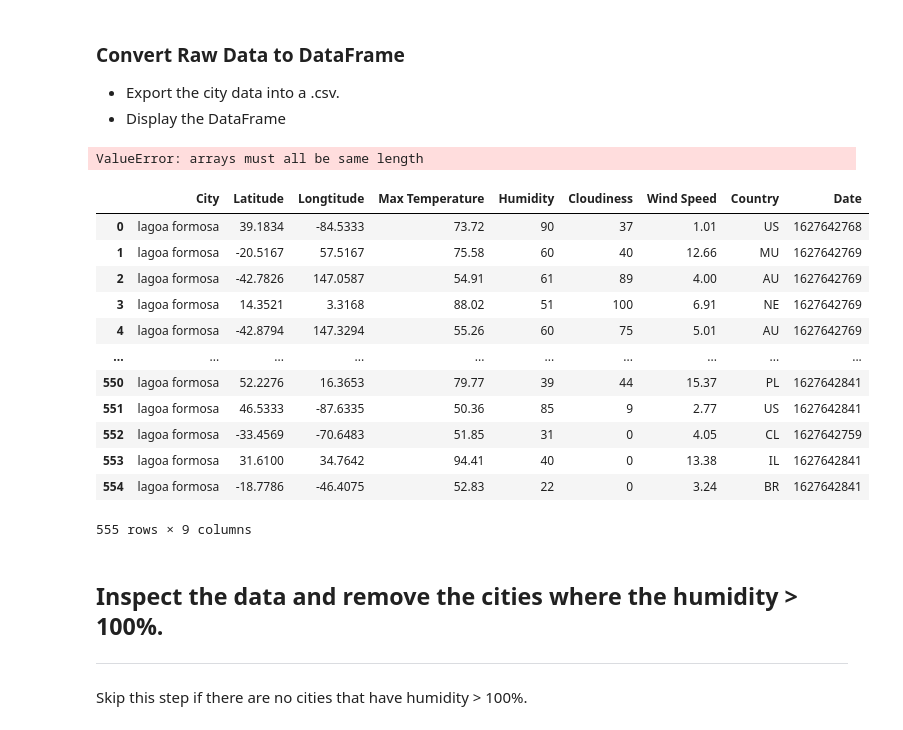
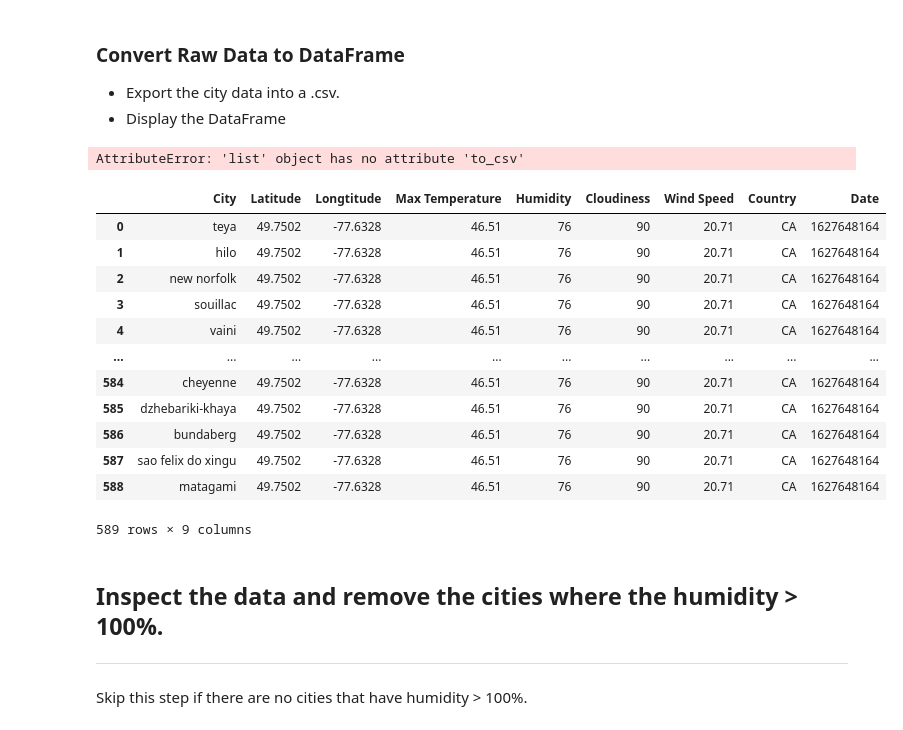
Before and after one commit to JessicaUppal/python-api-challenge, a Jupyter notebook: WeatherPy/WeatherPy.ipynb, the cells around one changed output. Saved outputs shown, nothing was run; the diff lists cells and outputs as text; code cells hidden in the pictures.

```diff
--- a/WeatherPy/WeatherPy.ipynb
+++ b/WeatherPy/WeatherPy.ipynb
@@ -124,27 +131,33 @@ Data Retrieval Complete
 ### Convert Raw Data to DataFrame
 * Export the city data into a .csv.
 * Display the DataFrame
+# %%
+#Export city data to CSV
+# Export the City_Data into a csv
+city_data.to_csv(output_data.csv, index_label= "City ID")
+# %% [output]
+AttributeError: 'list' object has no attribute 'to_csv'
 # %%
-city_dict = {"City": cities, "Latitude": lat, "Longtitude": lng, "Max Temperature": max_temp, "Humidity": humidity, "Cloudiness": cloudiness, "Wind Speed": wind_speed, "Country": country, "Date": date}
-city_data = pd.DataFrame(city_dict)
+city_dict = {"City": cities, "Latitude": lat, "Longtitude": lng,
+             "Max Temperature": max_temp, "Humidity": humidity, "Cloudiness": cloudiness,
+             "Wind Speed": wind_speed, "Country": country, "Date": date}
+city_df = pd.DataFrame(city_dict)
-# %% [output]
-ValueError: arrays must all be same length
-# %%
-city_data
-# %% [output]
-|  | City | Latitude | Longtitude | Max Temperature | Humidity | Cloudiness | Wind Speed | Country | Date |
-| 0 | lagoa formosa | 39.1834 | -84.5333 | 73.72 | 90 | 37 | 1.01 | US | 1627642768 |
-| 1 | lagoa formosa | -20.5167 | 57.5167 | 75.58 | 60 | 40 | 12.66 | MU | 1627642769 |
-| 2 | lagoa formosa | -42.7826 | 147.0587 | 54.91 | 61 | 89 | 4.00 | AU | 1627642769 |
-| 3 | lagoa formosa | 14.3521 | 3.3168 | 88.02 | 51 | 100 | 6.91 | NE | 1627642769 |
-| 4 | lagoa formosa | -42.8794 | 147.3294 | 55.26 | 60 | 75 | 5.01 | AU | 1627642769 |
-| ... | ... | ... | ... | ... | ... | ... | ... | ... | ... |
-| 550 | lagoa formosa | 52.2276 | 16.3653 | 79.77 | 39 | 44 | 15.37 | PL | 1627642841 |
-| 551 | lagoa formosa | 46.5333 | -87.6335 | 50.36 | 85 | 9 | 2.77 | US | 1627642841 |
-| 552 | lagoa formosa | -33.4569 | -70.6483 | 51.85 | 31 | 0 | 4.05 | CL | 1627642759 |
-| 553 | lagoa formosa | 31.6100 | 34.7642 | 94.41 | 40 | 0 | 13.38 | IL | 1627642841 |
-| 554 | lagoa formosa | -18.7786 | -46.4075 | 52.83 | 22 | 0 | 3.24 | BR | 1627642841 |
-555 rows × 9 columns
+# %%
+city_df
+# %% [output]
+|  | City | Latitude | Longtitude | Max Temperature | Humidity | Cloudiness | Wind Speed | Country | Date |
+| 0 | teya | 49.7502 | -77.6328 | 46.51 | 76 | 90 | 20.71 | CA | 1627648164 |
+| 1 | hilo | 49.7502 | -77.6328 | 46.51 | 76 | 90 | 20.71 | CA | 1627648164 |
+| 2 | new norfolk | 49.7502 | -77.6328 | 46.51 | 76 | 90 | 20.71 | CA | 1627648164 |
+| 3 | souillac | 49.7502 | -77.6328 | 46.51 | 76 | 90 | 20.71 | CA | 1627648164 |
+| 4 | vaini | 49.7502 | -77.6328 | 46.51 | 76 | 90 | 20.71 | CA | 1627648164 |
+| ... | ... | ... | ... | ... | ... | ... | ... | ... | ... |
+| 584 | cheyenne | 49.7502 | -77.6328 | 46.51 | 76 | 90 | 20.71 | CA | 1627648164 |
+| 585 | dzhebariki-khaya | 49.7502 | -77.6328 | 46.51 | 76 | 90 | 20.71 | CA | 1627648164 |
+| 586 | bundaberg | 49.7502 | -77.6328 | 46.51 | 76 | 90 | 20.71 | CA | 1627648164 |
+| 587 | sao felix do xingu | 49.7502 | -77.6328 | 46.51 | 76 | 90 | 20.71 | CA | 1627648164 |
+| 588 | matagami | 49.7502 | -77.6328 | 46.51 | 76 | 90 | 20.71 | CA | 1627648164 |
+589 rows × 9 columns
 # %% [markdown]
 ## Inspect the data and remove the cities where the humidity > 100%.
 ----
```
Also changed, not shown: parts of 18 cells of this notebook.
